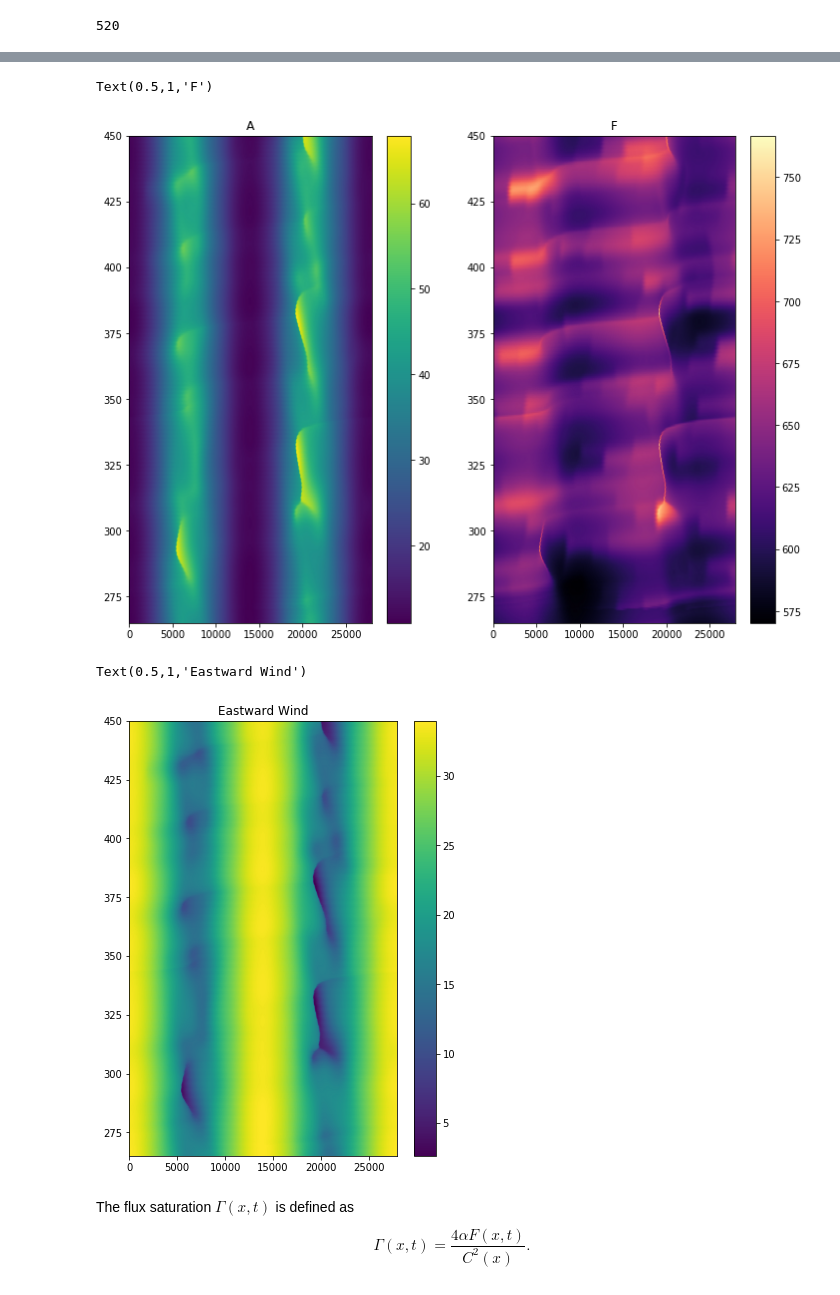
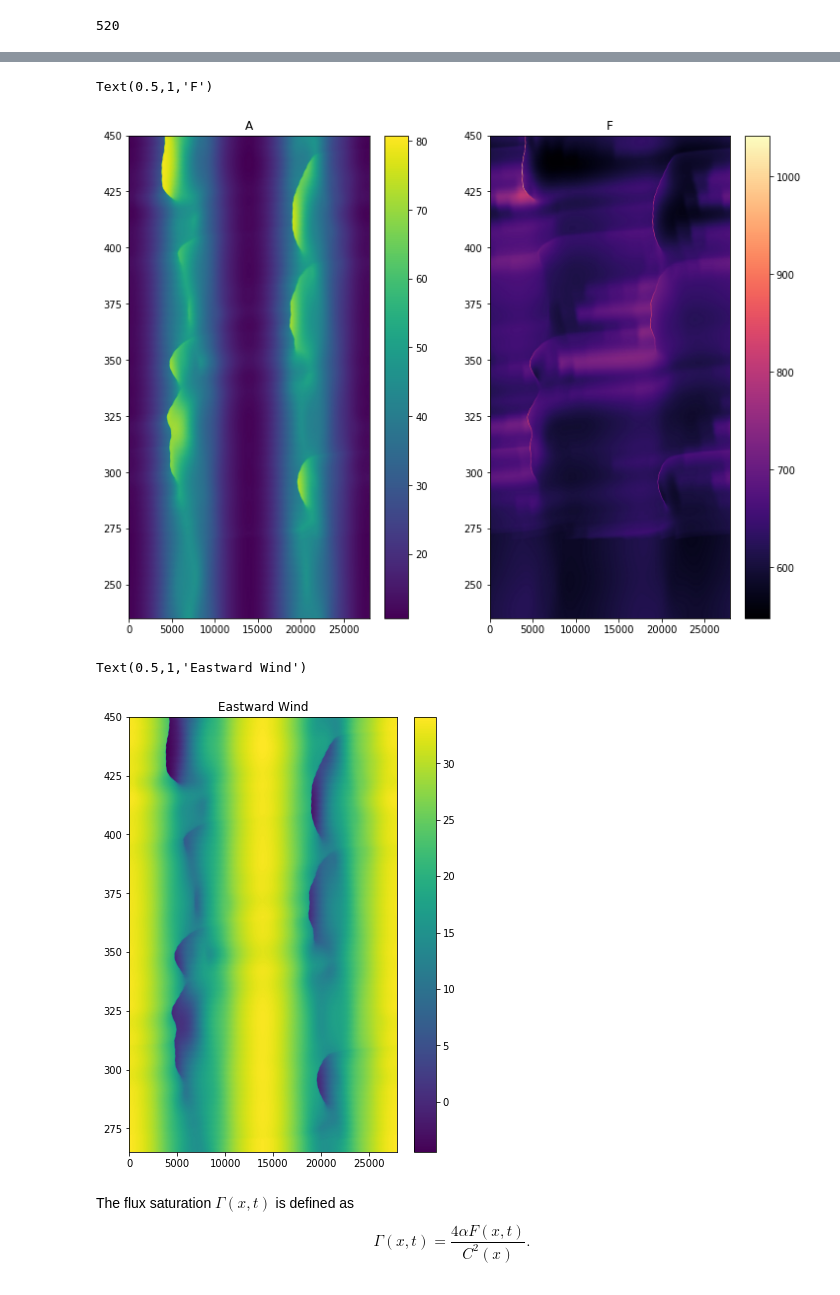
Before and after one commit to sjsmith757/rossby-blocking, a Jupyter notebook: WaveNoise_Blocking.ipynb, the cells around one changed output, grey strips where cells are left out. Cells and saved outputs as stored; diff of their text form; code cells hidden in the pictures.

```diff
--- a/WaveNoise_Blocking.ipynb
+++ b/WaveNoise_Blocking.ipynb
@@ -100,7 +100,7 @@ class conditions:
         return cx,A0
 # %%
 class noisyconditions:
-    def __init__(self,peak=2,Y=10,beta=60,n=2,background=True,forcing=True,nwforce=26,nwcx=10,maxforcex=20,maxA0x=6,forcedecay=20,A0decay=60,alpha=0.55,
+    def __init__(self,peak=2,Y=10,beta=60,n=2,background=True,forcing=True,nwforce=26,nwcx=21,maxforcex=20,maxA0x=10,forcedecay=20,A0decay=40,alpha=0.55,
                  tc=277.8,tw=2.5,xc=16800.0e3,xw=2800.0e3,sfunc=None,cfunc=None,inject=True,cxpeak=0.5,tau=10.0):
         self.peak = peak
         self.cxpeak = cxpeak
@@ -162,7 +162,7 @@ def noisybackground(x,Lx,t=None,freqs=None,speeds=None,phases=None,ampls=None):
         dcx += 1.0/len(freqs)*ampls[i]*np.sin(2*np.pi*freqs[i]*x/Lx+speeds[i]*t+phases[i])
     return (1+dcx)
 # %%
-noisy_initc = noisyconditions(nwcx=21,maxA0x=10,A0decay=40,cfunc=noisybackground,cxpeak=0.5,peak=2.0,background=True,forcing=True)
+noisy_initc = noisyconditions(nwcx=21,maxA0x=10,A0decay=40,cfunc=noisybackground,cxpeak=0.5,peak=1.8,background=True,forcing=True,n=2)
 # %% [markdown]
 ### Note: Following cell deletes output folder. May want to turn off.
 # %%
@@ -251,19 +267,19 @@ Text(0.5,1,'C')
 # %%
 plt.figure(figsize=(12.,9))
 plt.subplot(121)
-plt.pcolormesh(x/1e3,t[it0:]/86400,(Ahat+model.A0[np.newaxis,:])[it0:],shading='Gouraud',cmap='viridis')
-plt.ylim(265,450)
+plt.pcolormesh(x/1e3,t[it0-100:]/86400,(Ahat+model.A0[np.newaxis,:])[it0-100:],shading='Gouraud',cmap='viridis')
+plt.ylim(235,450)
 plt.colorbar()
 plt.title("A")
 
 plt.subplot(122)
-plt.pcolormesh(x/1e3,t[it0:]/86400,F[it0:],shading='Gouraud',cmap='magma')
-plt.ylim(265,450)
+plt.pcolormesh(x/1e3,t[it0-100:]/86400,F[it0-100:],shading='Gouraud',cmap='magma')
+plt.ylim(235,450)
 plt.colorbar()
 plt.title("F")
 # %% [output]
 Text(0.5,1,'F')
-[figure, old version]
+[figure, new version]
 # %%
 ua = 40-cond.alpha*(Ahat+model.A0[np.newaxis,:])
 # %%
@@ -274,7 +290,7 @@ plt.ylim(265,450)
 plt.title("Eastward Wind")
 # %% [output]
 Text(0.5,1,'Eastward Wind')
-[figure, old version]
+[figure, new version]
 # %%
 gamma = 4*cond.alpha*F/C**2
 # %% [markdown]
```
Also changed, not shown: parts of 29 cells of this notebook, 5 other files.
